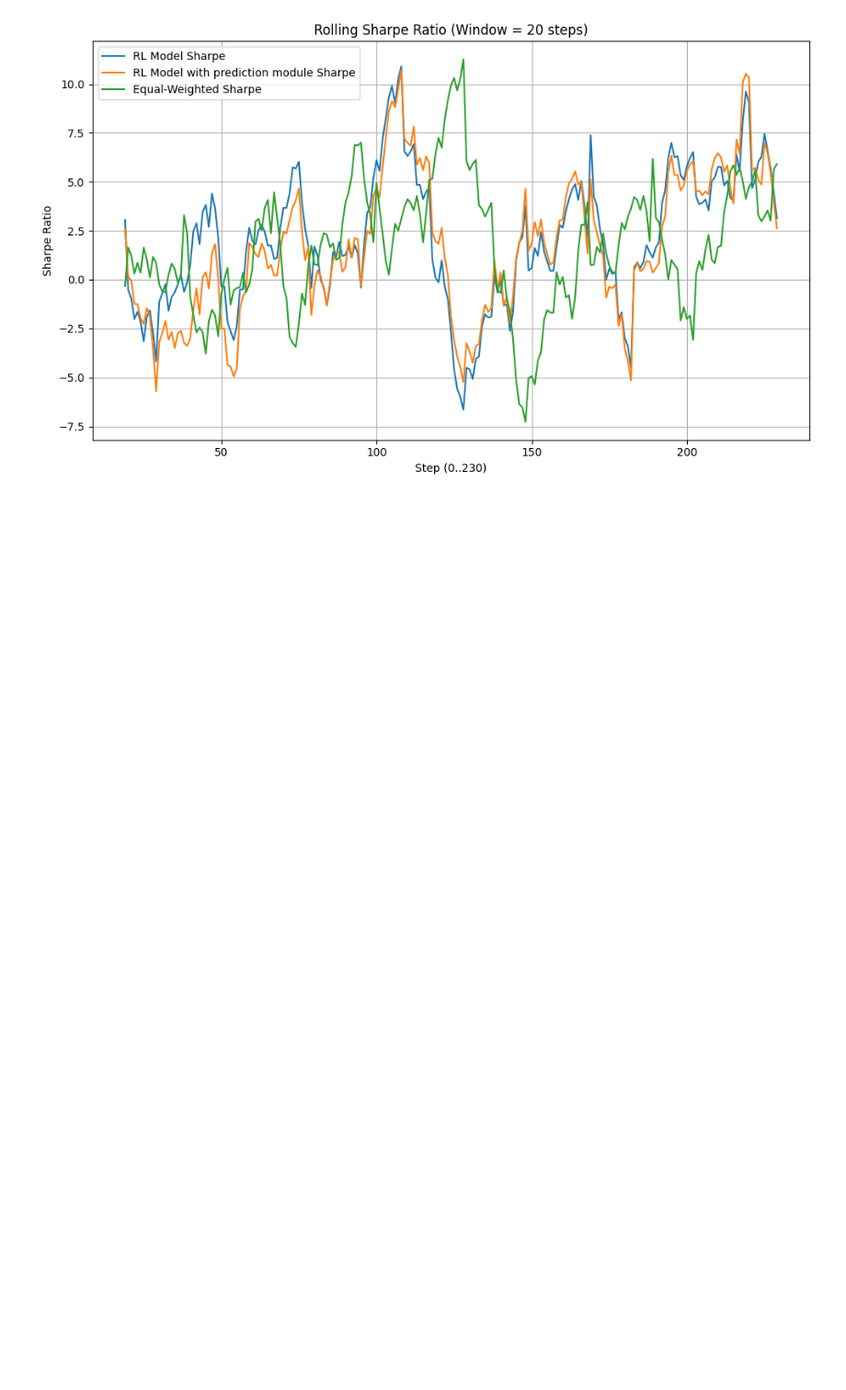
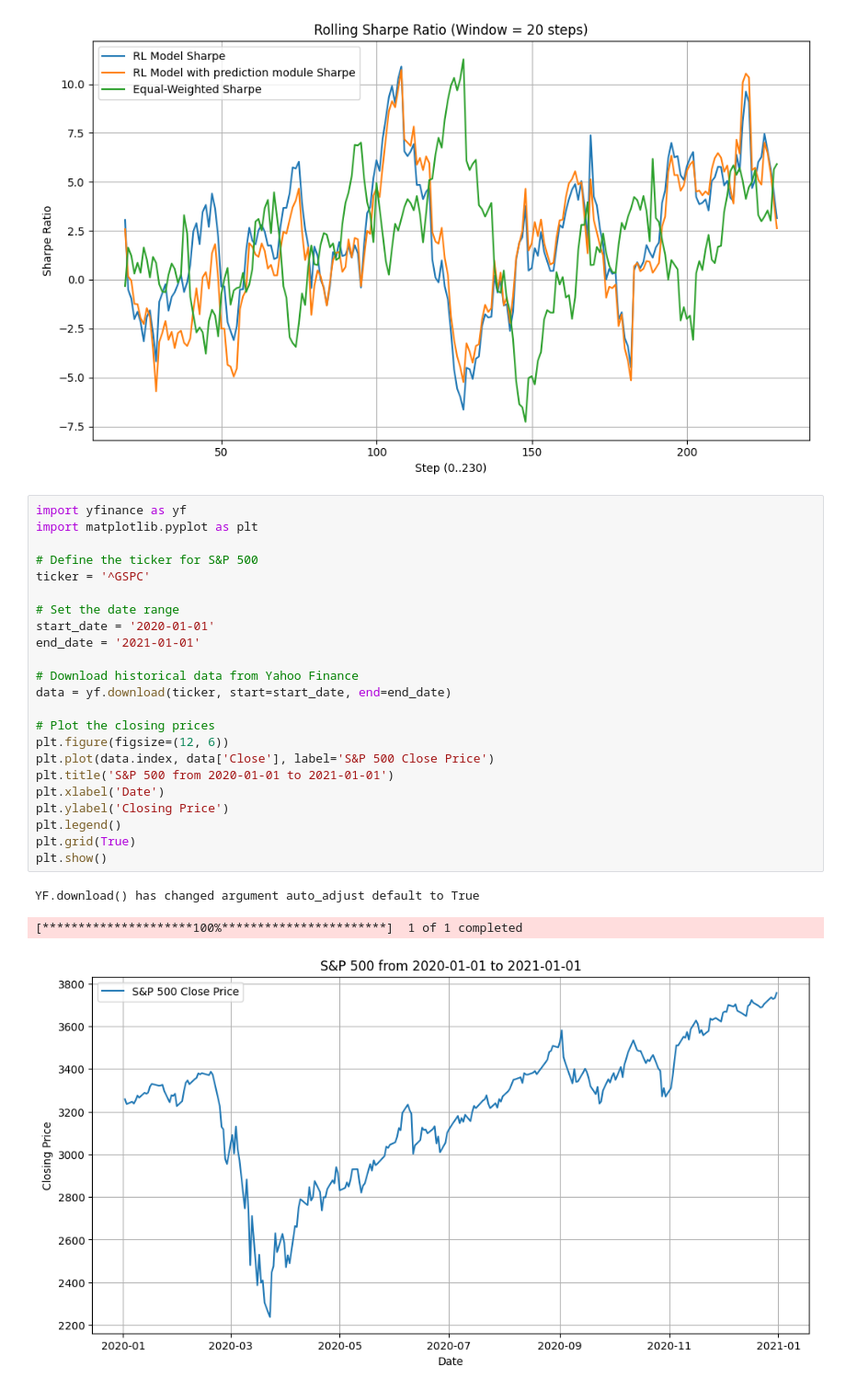
Before and after one commit to WAT-ai/RL-Stock-Portfolio, a Jupyter notebook: analysis.ipynb, the cells around one changed output. Shown at 92% size. Saved outputs shown, nothing was run; the diff lists cells and outputs as text; blank space fills up the shorter version.

```diff
--- a/analysis.ipynb
+++ b/analysis.ipynb
@@ -609,3 +807,30 @@ plt.show()
 # %% [output]
 [*********************100%***********************]  5 of 5 completed
 [figure]
+# %%
+import yfinance as yf
+import matplotlib.pyplot as plt
+
+# Define the ticker for S&P 500
+ticker = '^GSPC'
+
+# Set the date range
+start_date = '2020-01-01'
+end_date = '2021-01-01'
+
+# Download historical data from Yahoo Finance
+data = yf.download(ticker, start=start_date, end=end_date)
+
+# Plot the closing prices
+plt.figure(figsize=(12, 6))
+plt.plot(data.index, data['Close'], label='S&P 500 Close Price')
+plt.title('S&P 500 from 2020-01-01 to 2021-01-01')
+plt.xlabel('Date')
+plt.ylabel('Closing Price')
+plt.legend()
+plt.grid(True)
+plt.show()
+# %% [output]
+YF.download() has changed argument auto_adjust default to True
+[*********************100%***********************]  1 of 1 completed
+[figure, added]
```
Also changed, not shown: parts of 6 cells of this notebook, 38 other files.
